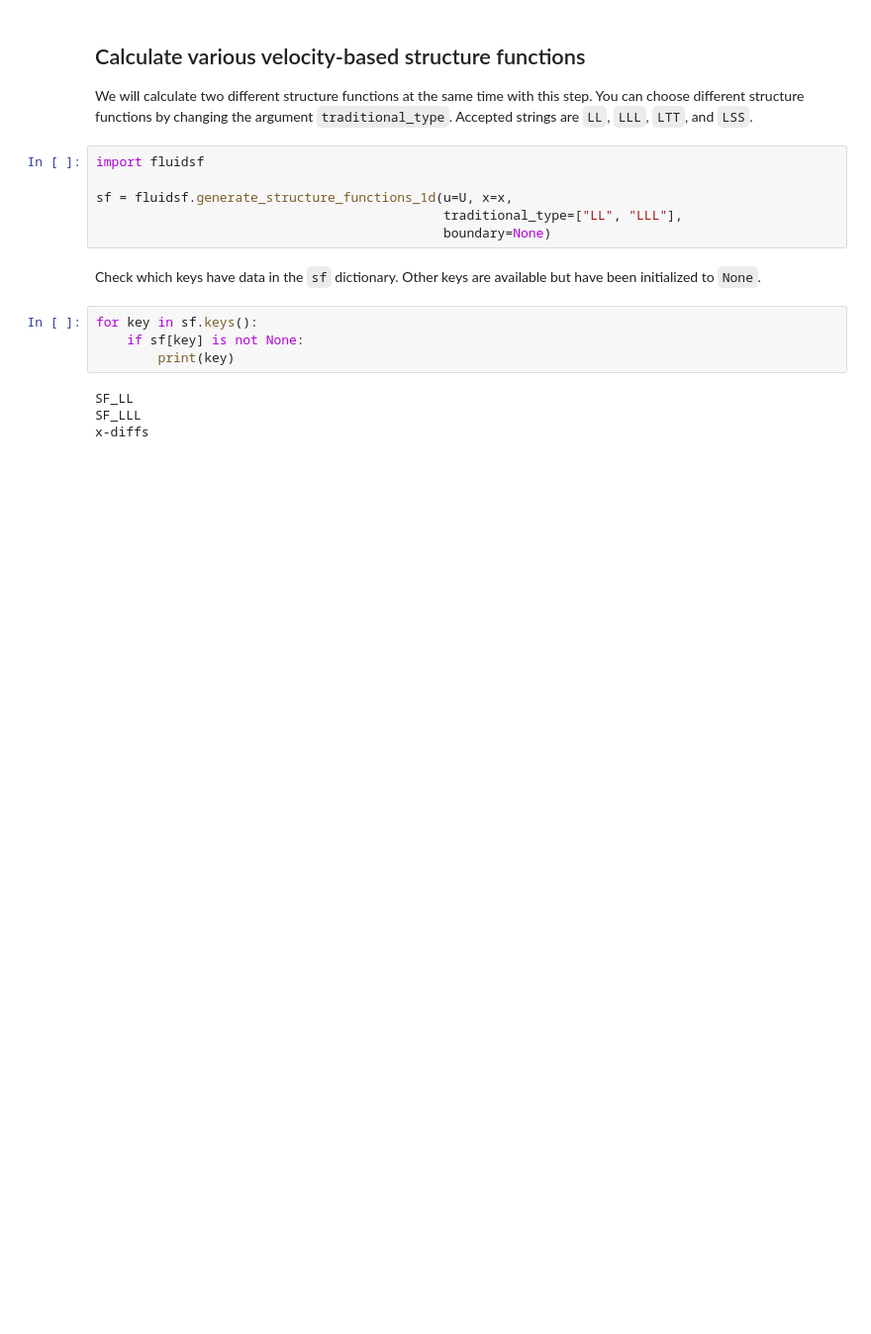
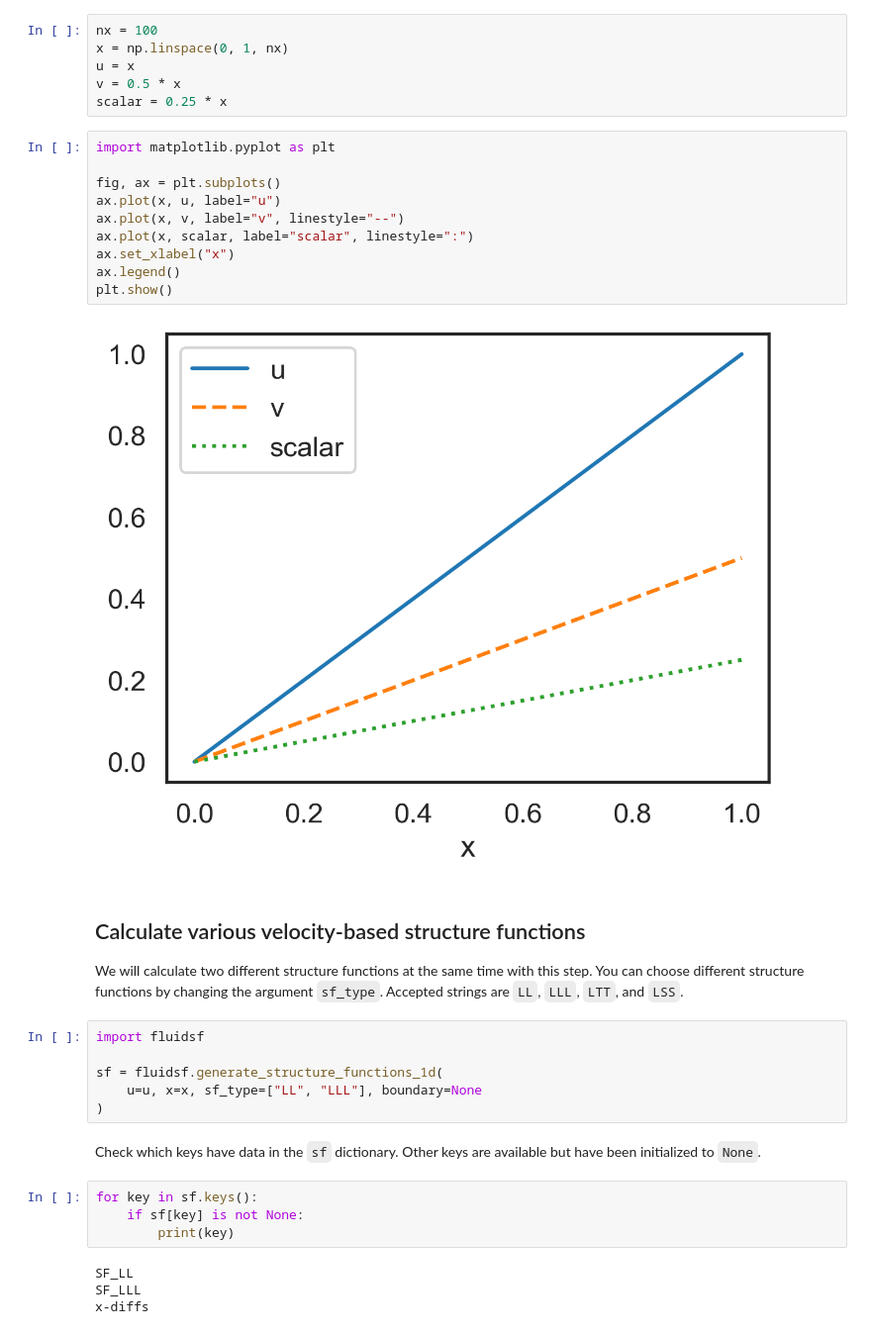
Before and after one commit to cassidymwagner/fluidsf, a Jupyter notebook: docs/source/ex_1d.ipynb, the cells around one changed output. Shown at 99% size. Saved outputs shown, nothing was run; the diff lists cells and outputs as text; blank space fills up the shorter version.

```diff
--- a/docs/source/ex_1d.ipynb
+++ b/docs/source/ex_1d.ipynb
@@ -27,12 +27,30 @@ S = np.random.rand(nx)
+# %%
+nx = 100
+x = np.linspace(0, 1, nx)
+u = x
+v = 0.5 * x
+scalar = 0.25 * x
+# %%
+import matplotlib.pyplot as plt
+
+fig, ax = plt.subplots()
+ax.plot(x, u, label="u")
+ax.plot(x, v, label="v", linestyle="--")
+ax.plot(x, scalar, label="scalar", linestyle=":")
+ax.set_xlabel("x")
+ax.legend()
+plt.show()
+# %% [output]
+[figure, added]
 # %% [markdown]
 ## Calculate various velocity-based structure functions
-We will calculate two different structure functions at the same time with this step. You can choose different structure functions by changing the argument `traditional_type`. Accepted strings are `LL`, `LLL`, `LTT`, and `LSS`.
+We will calculate two different structure functions at the same time with this step. You can choose different structure functions by changing the argument `sf_type`. Accepted strings are `LL`, `LLL`, `LTT`, and `LSS`.
 # %%
 import fluidsf
 
-sf = fluidsf.generate_structure_functions_1d(u=U, x=x,
-                                             traditional_type=["LL", "LLL"],
-                                             boundary=None)
+sf = fluidsf.generate_structure_functions_1d(
+    u=u, x=x, sf_type=["LL", "LLL"], boundary=None
+)
 # %% [markdown]
 Check which keys have data in the `sf` dictionary. Other keys are available but have been initialized to `None`.
 # %%
```
Also changed, not shown: parts of 12 cells of this notebook.
